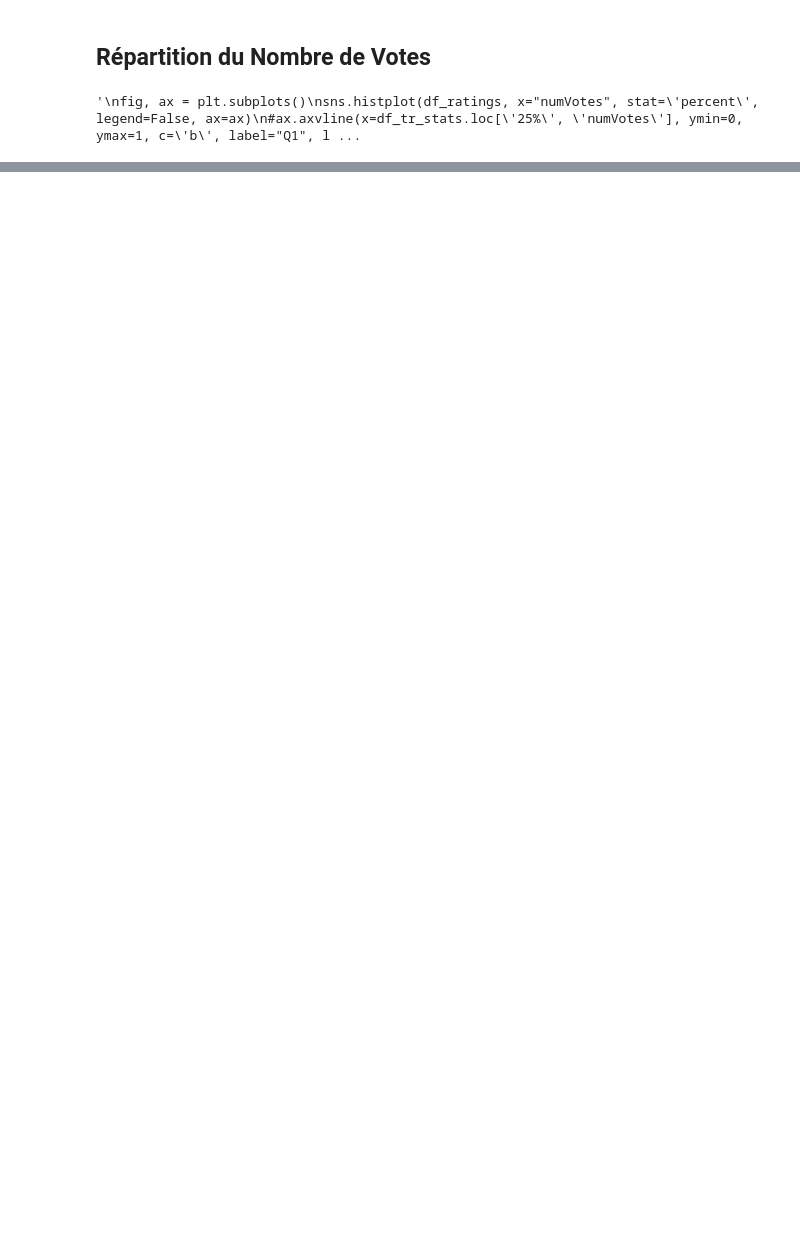
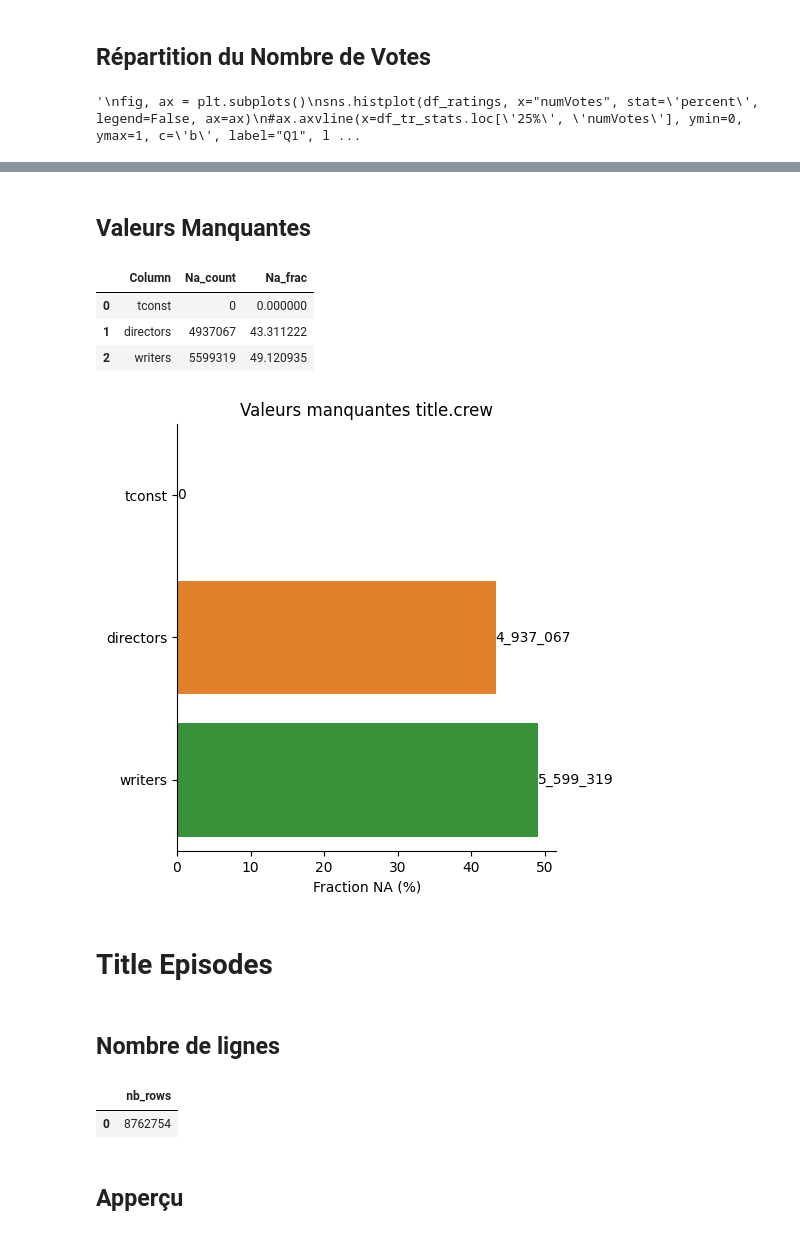
Before and after one commit to data-IA-2024/netfloox-recommandation-gr3, a Jupyter notebook: AnalyzeEDA.ipynb, the cells around one changed output, grey strips where cells are left out. Drawn from its saved outputs; the diff is of its cells as text; code cells hidden in the pictures; blank space fills up the shorter version.

```diff
--- a/AnalyzeEDA.ipynb
+++ b/AnalyzeEDA.ipynb
@@ -449,0 +598,5 @@ sns.catplot(df_category, x="ordering", y="category", kind='swarm', hue='count',
+# %%
+sql = """
+    select count(*) as nb_rows from "Jonathan".title_crew;
+"""
+df_tc_nbrows = client.run_sql(sql)
@@ -449,0 +610,6 @@ sns.catplot(df_category, x="ordering", y="category", kind='swarm', hue='count',
+# %%
+sql = """
+    select * from "Jonathan".title_crew
+    limit 5;
+"""
+df_tc = client.run_sql(sql)
@@ -449,0 +625,30 @@ sns.catplot(df_category, x="ordering", y="category", kind='swarm', hue='count',
+# %% [markdown]
+## Valeurs Manquantes
+# %%
+sql = sql_msno('title_crew', df_tc.columns)
+df_tc_msno = client.run_sql(sql).transpose().reset_index()
+# %%
+df_tc_msno.columns = ['Column', 'Na_count']
+df_tc_msno['Na_frac'] = 100*df_tc_msno['Na_count']/df_tc_nbrows.iloc[0,0]
+# %%
+df_tc_msno
+# %% [output]
+|  | Column | Na_count | Na_frac |
+| 0 | tconst | 0 | 0.000000 |
+| 1 | directors | 4937067 | 43.311222 |
+| 2 | writers | 5599319 | 49.120935 |
+# %%
+fig = sns.catplot(df_tc_msno, y="Column", x="Na_frac", kind='bar', hue="Column")
+for index, row in df_tc_msno.iterrows():
+    plt.text(row['Na_frac'], index, f"{row['Na_count']:_}", color='black', va="center")
+plt.title("Valeurs manquantes title.crew")
+plt.xlabel("Fraction NA (%)")
+plt.ylabel("")
+save(fig, "missing_values_tc.png")
+plt.show()
+# %% [output]
+[figure, added]
+# %% [markdown]
+# Title Episodes
+# %% [markdown]
+## Nombre de lignes
@@ -449,0 +660,7 @@ sns.catplot(df_category, x="ordering", y="category", kind='swarm', hue='count',
+# %%
+df_te_nbrows
+# %% [output]
+|  | nb_rows |
+| 0 | 8762754 |
+# %% [markdown]
+## Apperçu
```
Also changed, not shown: parts of 61 cells of this notebook.
